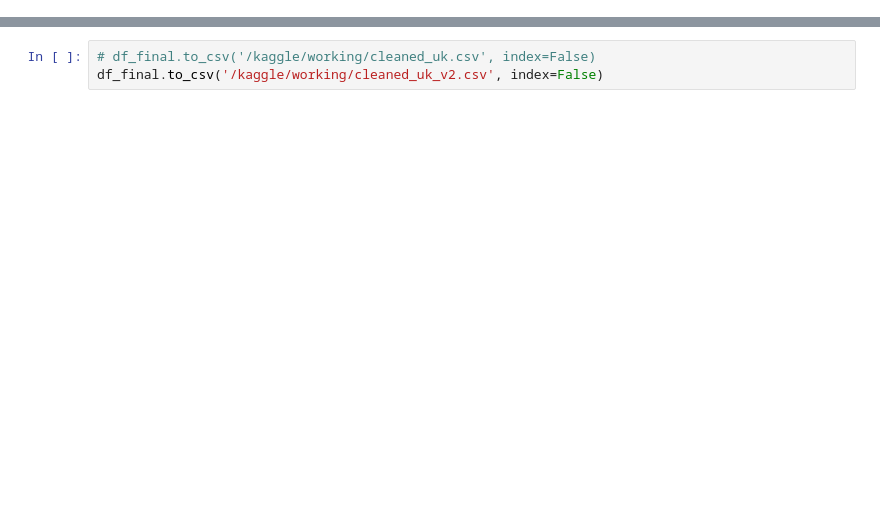
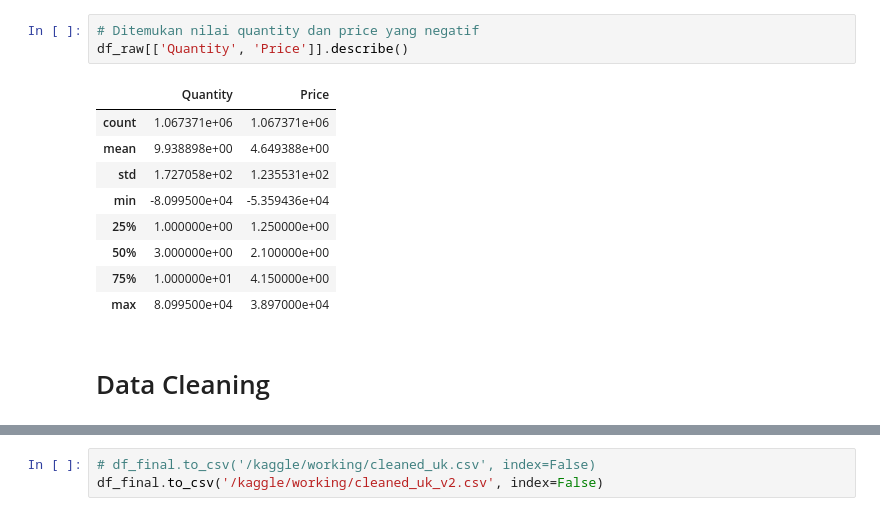
Before and after one commit to JustFelix33/skripsi-data-mining, a Jupyter notebook: cleaning.ipynb, the cells around one changed output, grey strips where cells are left out. Drawn from its saved outputs; the diff is of its cells as text; blank space fills up the shorter version.

Commit message:
Kaggle Notebook | EDA_cleaning_online_retail_ii | Version 6

```diff
--- a/cleaning.ipynb
+++ b/cleaning.ipynb
@@ -18,3 +151,18 @@ def load_and_combine_data(file_path_1, file_path_2):
+# %%
+# Ditemukan nilai quantity dan price yang negatif
+df_raw[['Quantity', 'Price']].describe()
+# %% [output]
+|  | Quantity | Price |
+| count | 1.067371e+06 | 1.067371e+06 |
+| mean | 9.938898e+00 | 4.649388e+00 |
+| std | 1.727058e+02 | 1.235531e+02 |
+| min | -8.099500e+04 | -5.359436e+04 |
+| 25% | 1.000000e+00 | 1.250000e+00 |
+| 50% | 3.000000e+00 | 2.100000e+00 |
+| 75% | 1.000000e+01 | 4.150000e+00 |
+| max | 8.099500e+04 | 3.897000e+04 |
+# %% [markdown]
+# Data Cleaning
 # %%
 def clean_retail_pipeline(df):
     print("\nStarting basic cleaning...")
```
Also changed, not shown: parts of 27 cells of this notebook.
